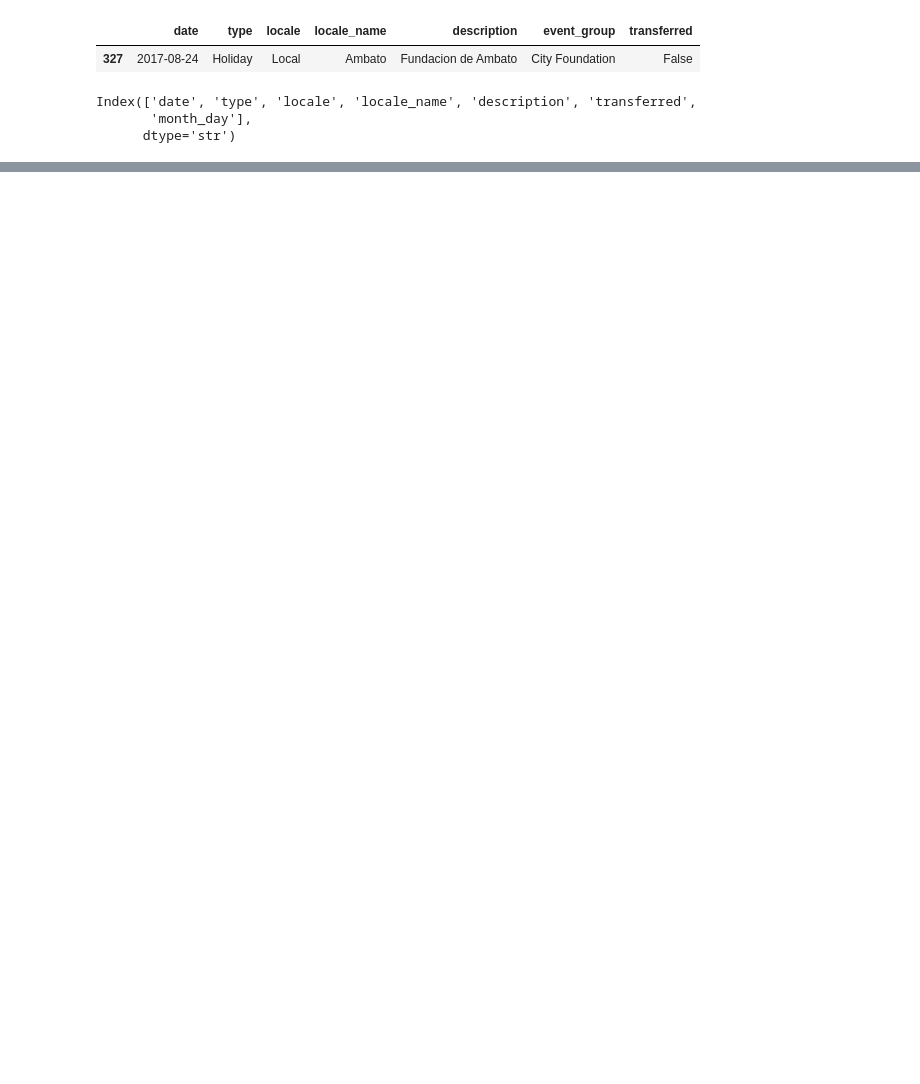
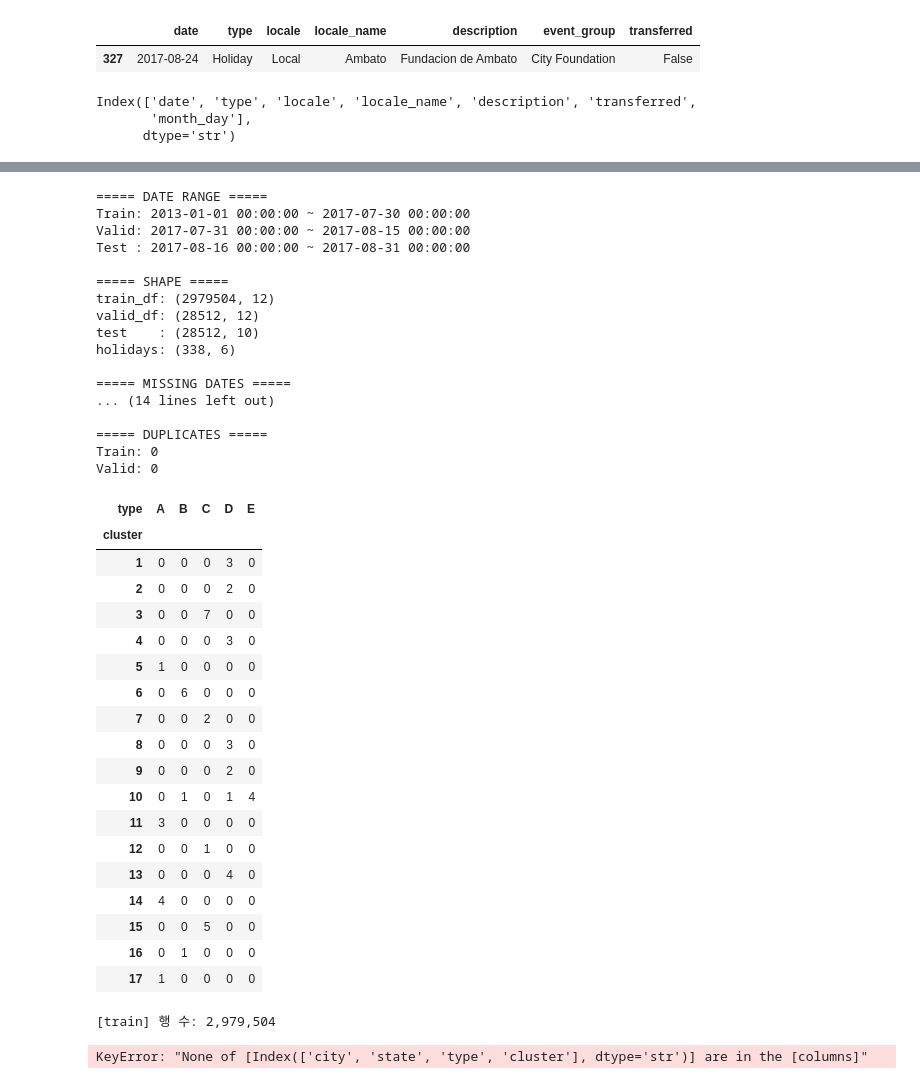
Before and after one commit to yhg365fia/Store-Sales-ML, a Jupyter notebook: notebook/01_eda.ipynb, the cells around one changed output, grey strips where cells are left out. Cells and saved outputs as stored; diff of their text form; code cells hidden in the pictures; blank space fills up the shorter version.

```diff
--- a/notebook/01_eda.ipynb
+++ b/notebook/01_eda.ipynb
@@ -776,3 +746,15 @@ holidays.columns
 Index(['date', 'type', 'locale', 'locale_name', 'description', 'transferred',
        'month_day'],
       dtype='str')
+# %%
+import pandas as pd
+
+stores = pd.read_csv("../data/stores.csv")
+
+display(stores.head())
+print(stores.shape)
+stores.info()
+
+display(stores.isna().sum())
+display(stores.nunique())
+print("매장 번호 중복:", stores["store_nbr"].duplicated().sum())
@@ -778,0 +871,63 @@ Index(['date', 'type', 'locale', 'locale_name', 'description', 'transferred',
+# %%
+import sys
+sys.path.append("../src")
+
+from preprocessing import run_preprocessing
+
+train_df, valid_df, test, holidays = run_preprocessing()
+display(pd.crosstab(stores["cluster"], stores["type"]))
+
+# 매장 정보 병합 (한 번만 실행)
+train = train_df.merge(stores, on="store_nbr", how="left", validate="many_to_one")
+valid = valid_df.merge(stores, on="store_nbr", how="left", validate="many_to_one")
+test = test.merge(stores, on="store_nbr", how="left", validate="many_to_one")
+
+# 병합 후 결측치 확인
+store_cols = ["city", "state", "type", "cluster"]
+
+for name, df in [("train", train), ("valid", valid), ("test", test)]:
+    print(f"\n[{name}] 행 수: {len(df):,}")
+    display(df[store_cols].isna().sum())
+
+    # 매장 정보에 결측치가 있는 매장 번호
+    missing = df[store_cols].isna().any(axis=1)
+    print("결측 발생 매장:", df.loc[missing, "store_nbr"].unique())
+# %% [output]
+===== DATE RANGE =====
+Train: 2013-01-01 00:00:00 ~ 2017-07-30 00:00:00
+Valid: 2017-07-31 00:00:00 ~ 2017-08-15 00:00:00
+Test : 2017-08-16 00:00:00 ~ 2017-08-31 00:00:00
+
+===== SHAPE =====
+train_df: (2979504, 12)
+valid_df: (28512, 12)
+test    : (28512, 10)
+holidays: (338, 6)
+
+===== MISSING DATES =====
+... (14 lines left out)
+
+===== DUPLICATES =====
+Train: 0
+Valid: 0
+| type | A | B | C | D | E |
+| cluster |  |  |  |  |  |
+| 1 | 0 | 0 | 0 | 3 | 0 |
+| 2 | 0 | 0 | 0 | 2 | 0 |
+| 3 | 0 | 0 | 7 | 0 | 0 |
+| 4 | 0 | 0 | 0 | 3 | 0 |
+| 5 | 1 | 0 | 0 | 0 | 0 |
+| 6 | 0 | 6 | 0 | 0 | 0 |
+| 7 | 0 | 0 | 2 | 0 | 0 |
+| 8 | 0 | 0 | 0 | 3 | 0 |
+| 9 | 0 | 0 | 0 | 2 | 0 |
+| 10 | 0 | 1 | 0 | 1 | 4 |
+| 11 | 3 | 0 | 0 | 0 | 0 |
+| 12 | 0 | 0 | 1 | 0 | 0 |
+| 13 | 0 | 0 | 0 | 4 | 0 |
+| 14 | 4 | 0 | 0 | 0 | 0 |
+| 15 | 0 | 0 | 5 | 0 | 0 |
+| 16 | 0 | 1 | 0 | 0 | 0 |
+| 17 | 1 | 0 | 0 | 0 | 0 |
+[train] 행 수: 2,979,504
+KeyError: "None of [Index(['city', 'state', 'type', 'cluster'], dtype='str')] are in the [columns]"
```
Also changed, not shown: parts of 4 cells of this notebook, 14 other files.
